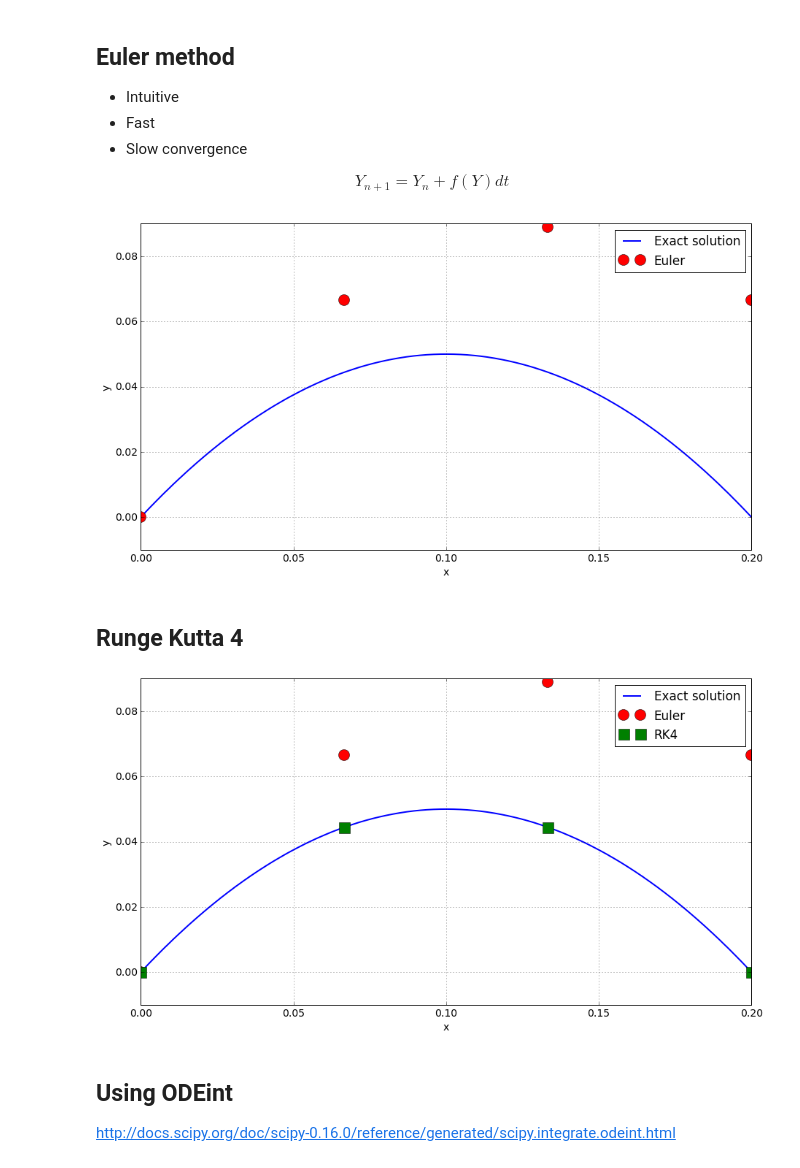
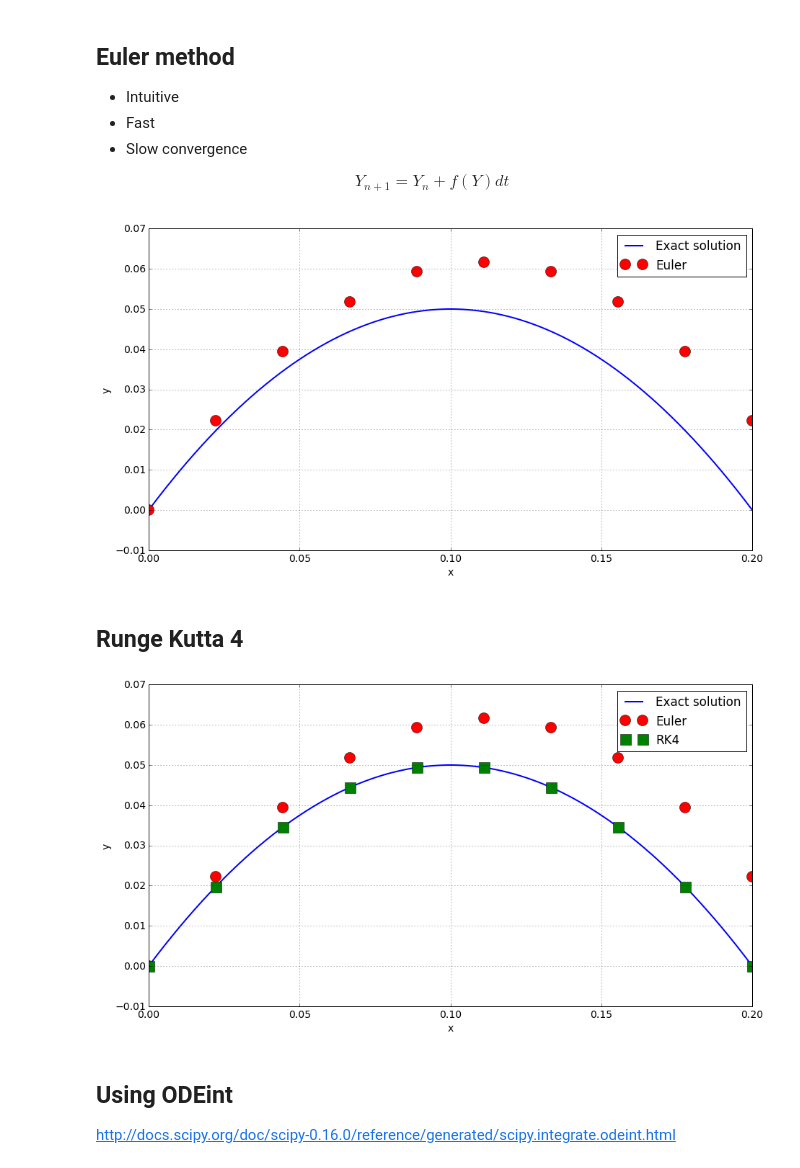
Before and after one commit to lcharleux/numerical_analysis, a Jupyter notebook: doc/ODE/ODE.ipynb, the cells around one changed output. Saved outputs shown, nothing was run; the diff lists cells and outputs as text; code cells hidden in the pictures.

```diff
--- a/doc/ODE/ODE.ipynb
+++ b/doc/ODE/ODE.ipynb
@@ -124,34 +124,34 @@ $$
 Y_{n+1} = Y_n + f(Y) dt
 $$
 # %%
-dt = 0.05 # Pas de temps
+dt = 0.02 # Pas de temps
 Y0 = np.array([0., 0., vx0, vy0])
 nt = int(tmax/dt) # Nombre de pas
 ti = np.linspace(0., nt * dt, nt)
 
 def derivate(Y, t):
   return np.array([Y[2], Y[3], 0., -g])
 
 def Euler(func, y0, t):
   dt = t[1] - t[0]
   nt = len(t)
-  Y  = np.zeros([nt, len(Y0)])
+  Y  = np.zeros([nt, len(y0)])
   Y[0] = y0
   for i in xrange(nt-1):
-    Y[i+1] = Y[i] + derivate(Y[i], t[i]) * dt
+    Y[i+1] = Y[i] + func(Y[i], t[i]) * dt
   return Y
 
 Y_euler = Euler(derivate, Y0, ti)
 x_euler, y_euler = Y_euler[:,0], Y_euler[:,1]
 plt.plot(x, y, label = "Exact solution")
 plt.plot(x_euler, y_euler, "or", label = "Euler")
 plt.grid()
 plt.xlabel("x")
 plt.ylabel("y")
 plt.legend()
 plt.show()
 # %% [output]
-[figure, old version]
+[figure, new version]
 # %% [markdown]
 ## Runge Kutta 4
 # %%
@@ -179,7 +179,7 @@ plt.ylabel("y")
 plt.legend()
 plt.show()
 # %% [output]
-[figure, old version]
+[figure, new version]
 # %% [markdown]
 ## Using ODEint
 
```
Also changed, not shown: parts of 1 cell of this notebook, 7 other files.
